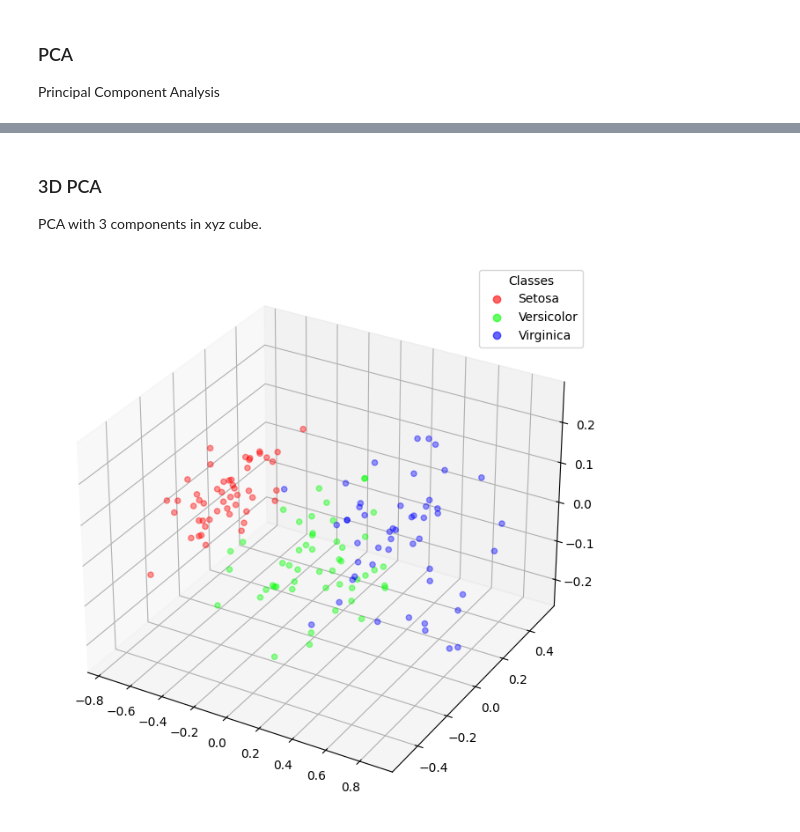
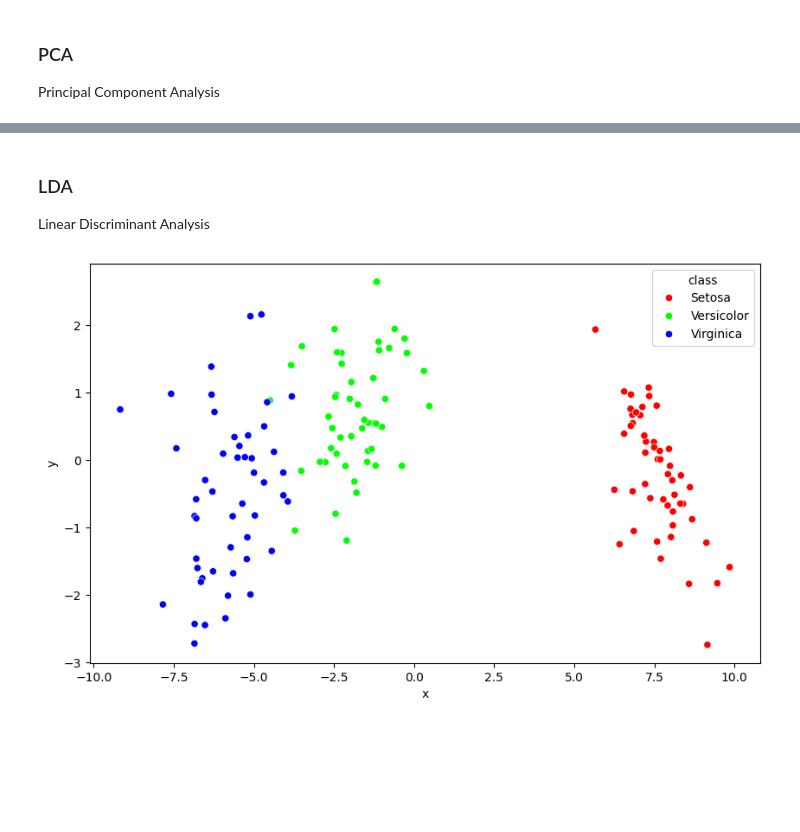
Before and after one commit to AvaAvarai/DataAnalysisNotebook, a Jupyter notebook: methods.ipynb, the cells around one changed output, grey strips where cells are left out. Saved outputs shown, nothing was run; the diff lists cells and outputs as text; code cells hidden in the pictures; blank space fills up the shorter version.

```diff
--- a/notebook.ipynb
+++ b/methods.ipynb
@@ -262,37 +225,29 @@ sns.scatterplot(x='x', y='y', hue='class', data=df_2d, palette=cmap)
-# %% [markdown]
-### 3D PCA
-
-PCA with 3 components in xyz cube.
+# %% [markdown]
+### LDA
+
+Linear Discriminant Analysis
 # %%
-# Create a PCA object
-pca = PCA(n_components=3)
+# plot LDA
+
+# Create a LinearDiscriminantAnalysis object
+lda = LinearDiscriminantAnalysis(n_components=2)
 
 # Fit and transform the data
-X_3d = pca.fit_transform(df_normalized[columns])
+X_2d = lda.fit_transform(df_normalized[columns], df['class'])
 
-# Create a DataFrame with the 3D data
-df_3d = pd.DataFrame(X_3d, columns=['x', 'y', 'z'])
+# Create a DataFrame with the 2D data
+df_2d = pd.DataFrame(X_2d, columns=['x', 'y'])
 
 # Add the 'class' column to the DataFrame
-df_3d['class'] = df_normalized['class']
+df_2d['class'] = df['class']
 
-# Create a ListedColormap from the seaborn color palette
-cmap_listed = ListedColormap(sns.color_palette(cmap))
-
-# Set the figure size
+# set size
 plt.figure(figsize=fsize)
 
-# Create a 3D scatter plot of the 3D data
-ax = plt.axes(projection='3d')
-scatter = ax.scatter3D(df_3d['x'], df_3d['y'], df_3d['z'],
-                       c=df_3d['class'].map({name: i for i, name in enumerate(class_names)}),
-                       cmap=cmap_listed, alpha=a)
+# Create a scatter plot of the 2D data
+sns.scatterplot(x='x', y='y', hue='class', data=df_2d, palette=cmap)
 
-# Add a legend
-handles, labels = scatter.legend_elements(prop="colors", alpha=0.6)
-ax.legend(handles, class_names, title="Classes")
-
-# Show the plot
+# Display the plot
 plt.show()
 # %% [output]
-[figure, old version]
+[figure, new version]
```
Also changed, not shown: parts of 5 cells of this notebook, 1 other file.
